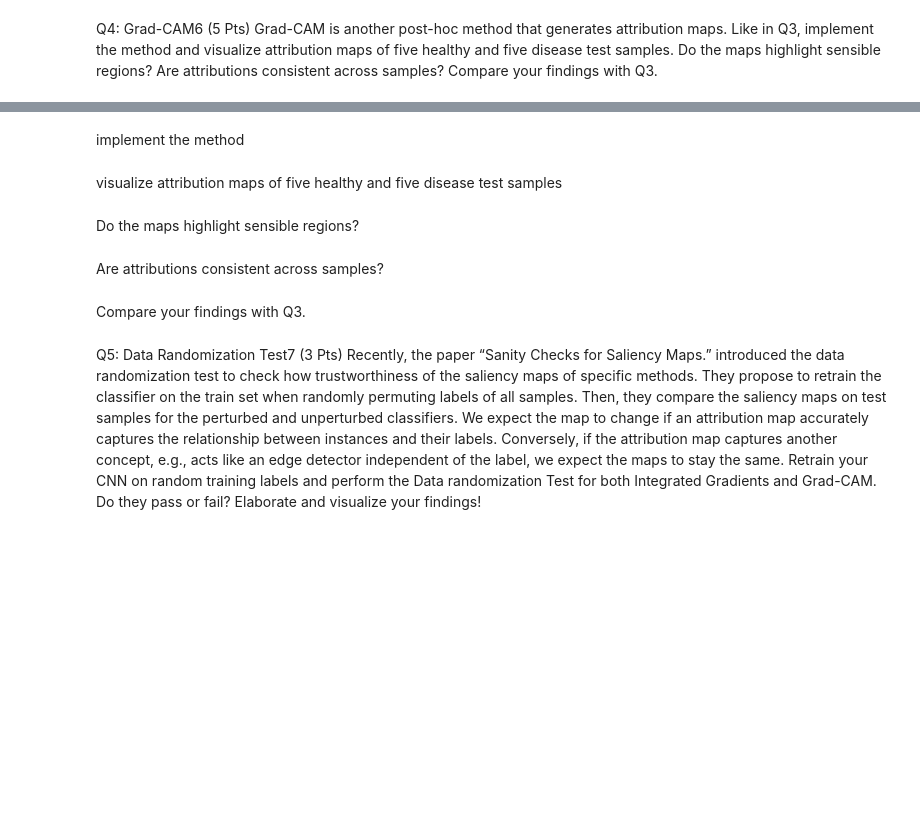
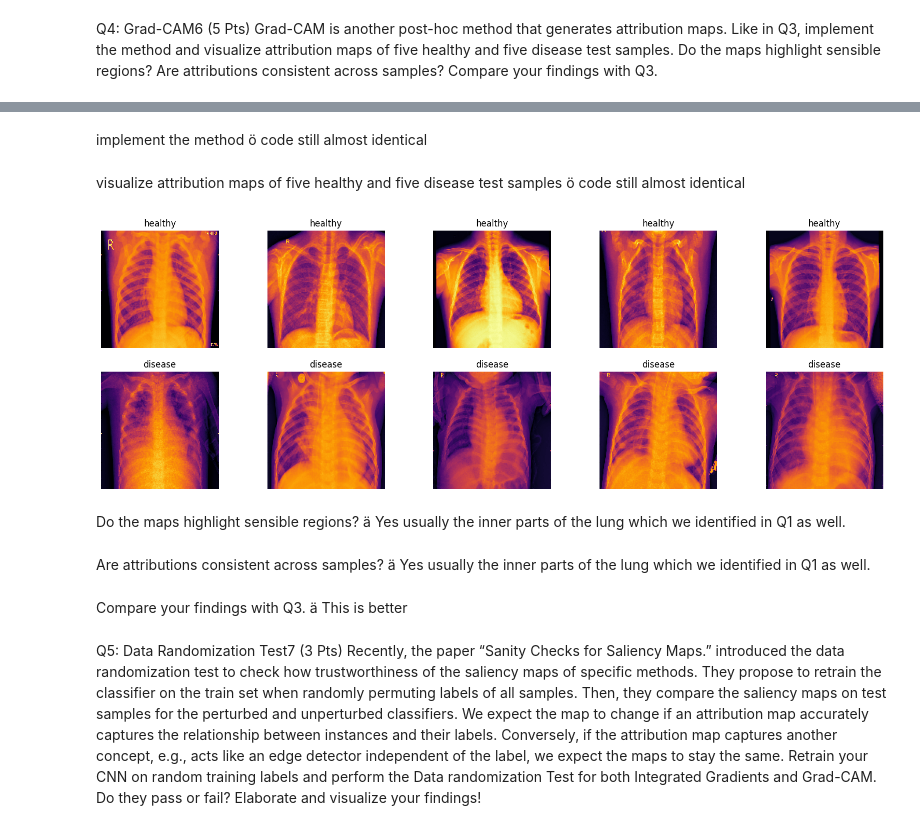
Before and after one commit to impossibleobject/23fs_mlhc_p1, a Jupyter notebook: part2.ipynb, the cells around one changed output, grey strips where cells are left out. Saved outputs shown, nothing was run; the diff lists cells and outputs as text; code cells hidden in the pictures; blank space fills up the shorter version.

```diff
--- a/part2.ipynb
+++ b/part2.ipynb
@@ -415,2 +443,2 @@ findings with Q3.
 # %% [markdown]
-implement the method
+implement the method ö code still almost identical
@@ -417,11 +499,48 @@ implement the method
 # %% [markdown]
-visualize attribution maps of five healthy and five disease test samples
+visualize attribution maps of five healthy and five disease test samples ö code still almost identical
-# %% [markdown]
-Do the maps highlight sensible regions?
-# %% [markdown]
-Are attributions consistent across samples?
+# %%
+#generate 5 pseudorandom healthy and diseased samples
+tf.random.set_seed(1234)
+rand.seed(1234)
+
+hs, ds = [], []
+sample_cnt = 5
+
+while len(hs)<sample_cnt or len(ds)<sample_cnt:
+   idx = rand.randint(0, Xs["test"].shape[0])
+   #print(idx)
+   if ys["test"][idx] == 0:
+      hs.append(Xs["test"][idx])
+   else:
+      ds.append(Xs["test"][idx])
+
+
+def plot_heatmap_rows(heatmaps, columns=5):
+    #plot images corresponding to list of file names in a horizontal row
+    plt.figure(figsize=(20,10))
+
+    for i, hm in enumerate(heatmaps):
+        #create subplots to match grid
+        plt.subplot(len(heatmaps) // columns + 1, columns, i + 1)
+        plt.imshow(hm, cmap=plt.cm.inferno)
+        plt.axis('off')
+        #get title
+        if i<sample_cnt:   title = "healthy"
+        else:     title = "disease"
+        plt.title(title)
+
+plot_heatmap_rows(hs[:5]+ds[:5])
+# %% [output]
+[figure, added]
+# %% [markdown]
+Do the maps highlight sensible regions? ä
+Yes usually the inner parts of the lung which we identified in Q1 as well.
+# %% [markdown]
+Are attributions consistent across samples? ä
+Yes usually the inner parts of the lung which we identified in Q1 as well.
 # %% [markdown]
-Compare your findings with Q3.
+Compare your findings with Q3. ä
+This is better
 # %% [markdown]
 Q5: Data Randomization Test7 (3 Pts)
 Recently, the paper “Sanity Checks for Saliency Maps.” introduced the data randomization test
```
Also changed, not shown: parts of 8 cells of this notebook, 3 other files.
